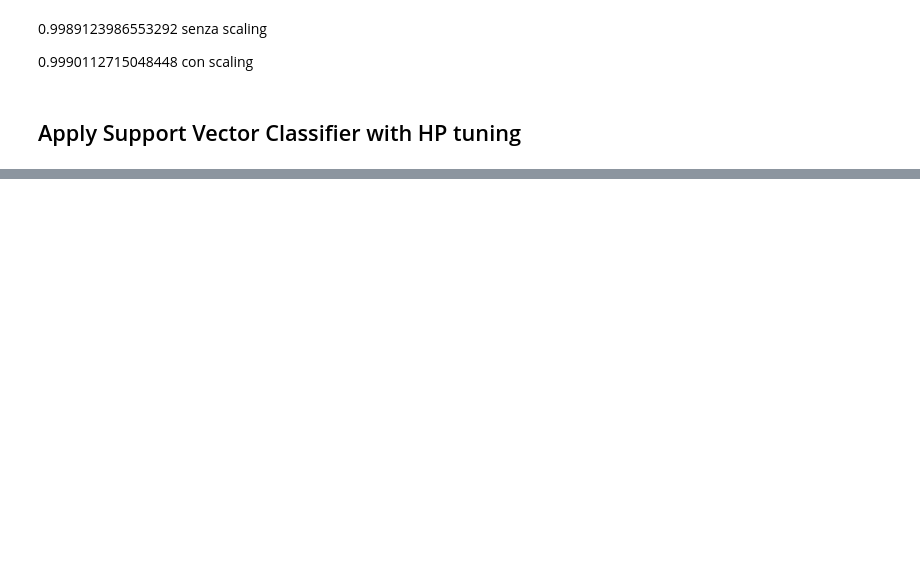
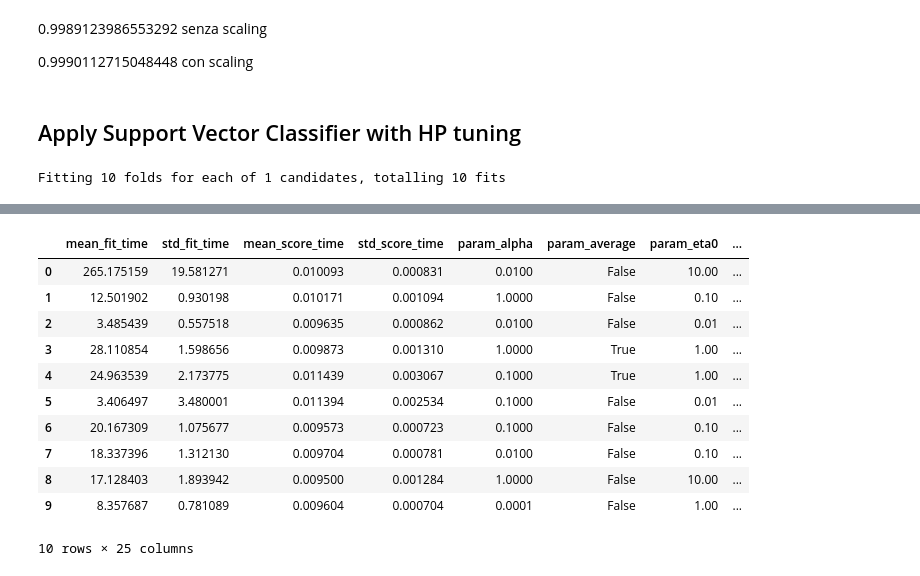
Before and after one commit to CyberGiant7/DataAnalyticsProject, a Jupyter notebook: TrainingModule/train_module.ipynb, the cells around one changed output, grey strips where cells are left out. Drawn from its saved outputs; the diff is of its cells as text; code cells hidden in the pictures; blank space fills up the shorter version.

```diff
--- a/TrainingModule/train_module.ipynb
+++ b/TrainingModule/train_module.ipynb
@@ -213,9 +266,6 @@ KeyboardInterrupt:
 ## Apply Random Forest
 # %%
 from sklearn.ensemble import RandomForestClassifier
-from sklearn.metrics import balanced_accuracy_score, f1_score, accuracy_score
-from sklearn.model_selection import GridSearchCV, RandomizedSearchCV
-from skopt import BayesSearchCV
 
 param_grid = {
     'n_estimators': [100, 200, 300, 500],  # Number of trees in the forest
@@ -228,7 +278,7 @@ param_grid = {
     # 'class_weight': ['balanced', 'balanced_subsample', None]  # Weights associated with classes
 }
 
-grid = BayesSearchCV(RandomForestClassifier(random_state=seed, class_weight='balanced'), param_grid, cv=ps, n_iter=10, random_state=seed, verbose=2, n_jobs=2, scoring="balanced_accuracy")
+grid = BayesSearchCV(RandomForestClassifier(random_state=seed, class_weight='balanced'), param_grid, cv=ps, n_iter=10, random_state=seed, verbose=2, n_jobs=12, scoring="balanced_accuracy")
 grid.fit(X, y)
 
 print("Best parameters:", grid.best_params_)
@@ -237,14 +287,19 @@ best_rf = grid.best_estimator_
 with open(f"{filepath}/models/rf.save", "wb") as file:
     pickle.dump(best_rf, file)
 
+y_pred = best_rf.predict(X_val)
+print("Accuracy:", accuracy_score(y_val, y_pred))
+print("Balanced accuracy:", balanced_accuracy_score(y_val, y_pred))
+print("F1 score:", f1_score(y_val, y_pred, average="weighted"))
+
 pd.DataFrame(grid.cv_results_)
 
-# rf = RandomForestClassifier(random_state=seed, class_weight="balanced").fit(X_train, y_train)
+# rf = RandomForestClassifier(random_state=seed, class_weight="balanced", n_jobs=12).fit(X_train, y_train)
 # y_pred = rf.predict(X_val)
 # print("Accuracy:", accuracy_score(y_val, y_pred))
 # print("Balanced accuracy:", balanced_accuracy_score(y_val, y_pred))
 # print("F1 score:", f1_score(y_val, y_pred, average="weighted"))
-
+#
 # with open(f"{filepath}/models/rf.save", "wb") as file:
 #     pickle.dump(rf, file)
 # %% [output]
@@ -272,13 +337,21 @@ Fitting 10 folds for each of 1 candidates, totalling 10 fits
 # %% [markdown]
 ## Apply Support Vector Classifier with HP tuning
 # %%
-from sklearn.svm import SVC
-from sklearn.model_selection import GridSearchCV, RandomizedSearchCV
-from skopt import BayesSearchCV
+from sklearn.linear_model import SGDClassifier
 
-param_grid = {'C': [0.1, 1, 10, 100, 1000],
-              'gamma': [1, 0.1, 0.01, 0.001, 0.0001],
-              'kernel': ['rbf']}
+# param_grid = {'C': [0.1, 1, 10, 100, 1000],
+#               'gamma': [1, 0.1, 0.01, 0.001, 0.0001],
+#               'kernel': ['rbf']}
+
+param_grid = {
+    'alpha': [0.0001, 0.001, 0.01, 0.1, 1],
+    'loss': ["hinge", "log_loss", "modified_huber", "squared_hinge", "perceptron"],
+    'penalty': ["l2", "l1", "elasticnet"],
+    'learning_rate': ["optimal", "invscaling", "adaptive"],
+    'eta0': [0.01, 0.1, 1, 10],
+    'power_t': [0.1, 0.5, 1, 5],
+    'average': [True, False]
+}
 
 # param_grid = {
 #     'C': (0.1, 100, 'log-uniform'),
@@ -287,28 +360,38 @@ param_grid = {'C': [0.1, 1, 10, 100, 1000],
 # }
 
 grid = BayesSearchCV(
-    SVC(random_state=seed),
+    SGDClassifier(random_state=seed, class_weight="balanced", verbose=0, n_jobs=12),
     param_grid,
-    n_iter=1,  # Numero massimo di iterazioni
+    n_iter=10,  # Numero massimo di iterazioni
     cv=ps,
     verbose=1,
     random_state=seed,
-    n_jobs=6
+    scoring="balanced_accuracy"
 )
 grid.fit(X, y)
 
-# grid = RandomizedSearchCV(SVC(random_state=seed), param_grid, cv=ps)
-# grid.fit(X, y)
-#
+
 print("Best parameters:", grid.best_params_)
 print("Best score:", grid.best_score_)
 best_svm = grid.best_estimator_
 with open(f"{filepath}/models/svm.save", "wb") as file:
     pickle.dump(best_svm, file)
+y_pred = best_svm.predict(X_val)
+print("Accuracy:", accuracy_score(y_val, y_pred))
+print("Balanced accuracy:", balanced_accuracy_score(y_val, y_pred))
+print("F1 score:", f1_score(y_val, y_pred, average="weighted"))
 
 pd.DataFrame(grid.cv_results_)
 
-# svm = SVC(random_state=seed, class_weight="balanced", verbose=1, C=100).fit(X_train.head(10000), y_train[:10000])
-# print("Performance:", svm.score(X_val, y_val))
+
+# svm = SVC(random_state=seed, class_weight="balanced", verbose=1, C=100).fit(X_train[:10000], y_train[:10000])
+# svm = SGDClassifier(random_state=seed, class_weight="balanced", verbose=2, n_jobs=12).fit(X_train, y_train)
+# y_pred = svm.predict(X_val)
+# print("Accuracy:", accuracy_score(y_val, y_pred))
+# print("Balanced accuracy:", balanced_accuracy_score(y_val, y_pred))
+# print("F1 score:", f1_score(y_val, y_pred, average="weighted"))
+#
 # with open(f"{filepath}/models/svm.save", "wb") as file:
 #     pickle.dump(svm, file)
+# %% [output]
+Fitting 10 folds for each of 1 candidates, totalling 10 fits
@@ -314,0 +412,12 @@ pd.DataFrame(grid.cv_results_)
+|  | mean_fit_time | std_fit_time | mean_score_time | std_score_time | param_alpha | param_average | param_eta0 | ... |
+| 0 | 265.175159 | 19.581271 | 0.010093 | 0.000831 | 0.0100 | False | 10.00 | ... |
+| 1 | 12.501902 | 0.930198 | 0.010171 | 0.001094 | 1.0000 | False | 0.10 | ... |
+| 2 | 3.485439 | 0.557518 | 0.009635 | 0.000862 | 0.0100 | False | 0.01 | ... |
+| 3 | 28.110854 | 1.598656 | 0.009873 | 0.001310 | 1.0000 | True | 1.00 | ... |
+| 4 | 24.963539 | 2.173775 | 0.011439 | 0.003067 | 0.1000 | True | 1.00 | ... |
+| 5 | 3.406497 | 3.480001 | 0.011394 | 0.002534 | 0.1000 | False | 0.01 | ... |
+| 6 | 20.167309 | 1.075677 | 0.009573 | 0.000723 | 0.1000 | False | 0.10 | ... |
+| 7 | 18.337396 | 1.312130 | 0.009704 | 0.000781 | 0.0100 | False | 0.10 | ... |
+| 8 | 17.128403 | 1.893942 | 0.009500 | 0.001284 | 1.0000 | False | 10.00 | ... |
+| 9 | 8.357687 | 0.781089 | 0.009604 | 0.000704 | 0.0001 | False | 1.00 | ... |
+10 rows × 25 columns
```
Also changed, not shown: parts of 11 cells of this notebook, 3 other files.
